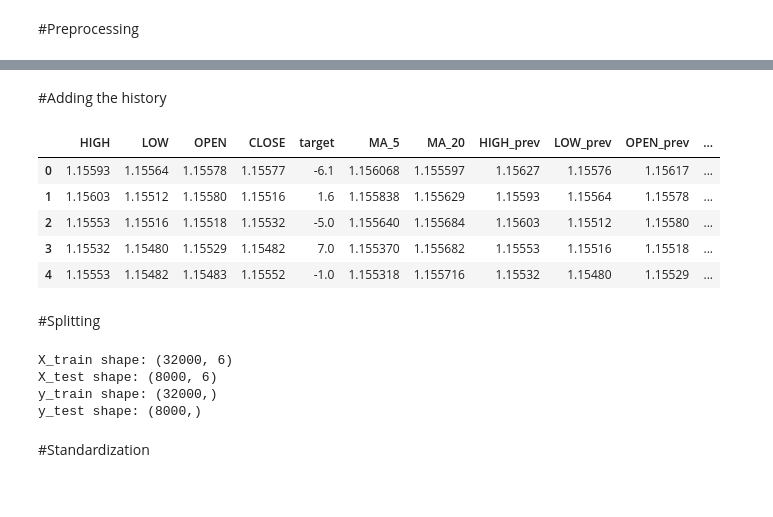
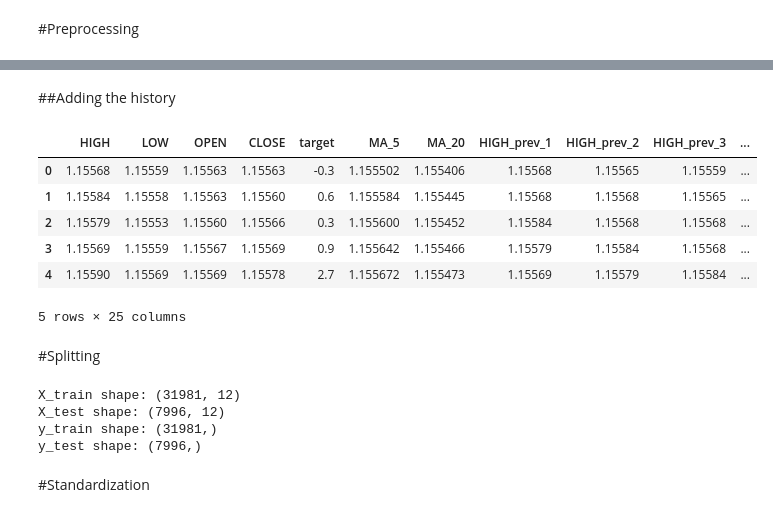
Before and after one commit to FaridRash/eurusd-regression-forecasting, a Jupyter notebook: Farid/Farid_1st.ipynb, the cells around one changed output, grey strips where cells are left out. Saved outputs shown, nothing was run; the diff lists cells and outputs as text; code cells hidden in the pictures.

```diff
--- a/Farid/Farid_1st.ipynb
+++ b/Farid/Farid_1st.ipynb
@@ -92,4 +45,0 @@ display(df.tail())
-# %%
-df['MA_20'] = df['CLOSE'].rolling(window=20).mean()
-display(df.head(11))
-display(df.tail())
@@ -115,3 +45,0 @@ display(df.tail())
-# %%
-df = df.iloc[19:].reset_index(drop=True)
-display(df.head())
@@ -152,0 +67,5 @@ display(df_shrinked.tail())
+# %%
+df_shrinked['target'] = (df_shrinked['CLOSE'].shift(-1) - df_shrinked['CLOSE']) * 10000
+df_shrinked = df_shrinked.dropna()
+display(df.head())
+display(df.tail())
@@ -152,0 +87,4 @@ display(df_shrinked.tail())
+# %%
+df_shrinked['MA_5'] = df_shrinked['CLOSE'].rolling(window=5).mean()
+df_shrinked['MA_20'] = df_shrinked['CLOSE'].rolling(window=20).mean()
+df_shrinked = df_shrinked.dropna()
@@ -153,26 +107,28 @@ display(df_shrinked.tail())
 # %% [markdown]
-#Adding the history
+##Adding the history
 # %%
 # Adding the history
 for col in ['HIGH', 'LOW', 'OPEN', 'CLOSE', 'MA_5', 'MA_20']:
-    df_shrinked[f'{col}_prev'] = df_shrinked[col].shift(1)
+    for i in range(1, 4):
+        df_shrinked[f'{col}_prev_{i}'] = df_shrinked[col].shift(i)
 
 df_shrinked = df_shrinked.dropna().reset_index(drop=True)
 
 display(df_shrinked.head())
 # %% [output]
-|  | HIGH | LOW | OPEN | CLOSE | target | MA_5 | MA_20 | HIGH_prev | LOW_prev | OPEN_prev | ... |
-| 0 | 1.15593 | 1.15564 | 1.15578 | 1.15577 | -6.1 | 1.156068 | 1.155597 | 1.15627 | 1.15576 | 1.15617 | ... |
-| 1 | 1.15603 | 1.15512 | 1.15580 | 1.15516 | 1.6 | 1.155838 | 1.155629 | 1.15593 | 1.15564 | 1.15578 | ... |
-| 2 | 1.15553 | 1.15516 | 1.15518 | 1.15532 | -5.0 | 1.155640 | 1.155684 | 1.15603 | 1.15512 | 1.15580 | ... |
-| 3 | 1.15532 | 1.15480 | 1.15529 | 1.15482 | 7.0 | 1.155370 | 1.155682 | 1.15553 | 1.15516 | 1.15518 | ... |
-| 4 | 1.15553 | 1.15482 | 1.15483 | 1.15552 | -1.0 | 1.155318 | 1.155716 | 1.15532 | 1.15480 | 1.15529 | ... |
+|  | HIGH | LOW | OPEN | CLOSE | target | MA_5 | MA_20 | HIGH_prev_1 | HIGH_prev_2 | HIGH_prev_3 | ... |
+| 0 | 1.15568 | 1.15559 | 1.15563 | 1.15563 | -0.3 | 1.155502 | 1.155406 | 1.15568 | 1.15565 | 1.15559 | ... |
+| 1 | 1.15584 | 1.15558 | 1.15563 | 1.15560 | 0.6 | 1.155584 | 1.155445 | 1.15568 | 1.15568 | 1.15565 | ... |
+| 2 | 1.15579 | 1.15553 | 1.15560 | 1.15566 | 0.3 | 1.155600 | 1.155452 | 1.15584 | 1.15568 | 1.15568 | ... |
+| 3 | 1.15569 | 1.15559 | 1.15567 | 1.15569 | 0.9 | 1.155642 | 1.155466 | 1.15579 | 1.15584 | 1.15568 | ... |
+| 4 | 1.15590 | 1.15569 | 1.15569 | 1.15578 | 2.7 | 1.155672 | 1.155473 | 1.15569 | 1.15579 | 1.15584 | ... |
+5 rows × 25 columns
 # %% [markdown]
 #Splitting
 # %%
 from sklearn.model_selection import train_test_split
 
-X = df_shrinked[['HIGH', 'LOW', 'OPEN', 'CLOSE', 'MA_5', 'MA_20']]
+X = df_shrinked[['HIGH', 'LOW', 'OPEN', 'CLOSE', 'MA_5', 'MA_20', 'HIGH_prev_1', 'LOW_prev_1', 'OPEN_prev_1', 'CLOSE_prev_1', 'MA_5_prev_1', 'MA_20_prev_1']]
 y = df_shrinked['target']
 
 X_train, X_test, y_train, y_test = train_test_split(X, y, test_size=0.2, random_state=42)
@@ -182,10 +138,10 @@ print('X_test shape:', X_test.shape)
 print('y_train shape:', y_train.shape)
 print('y_test shape:', y_test.shape)
 # %% [output]
-X_train shape: (32000, 6)
-X_test shape: (8000, 6)
-y_train shape: (32000,)
-y_test shape: (8000,)
+X_train shape: (31981, 12)
+X_test shape: (7996, 12)
+y_train shape: (31981,)
+y_test shape: (7996,)
 # %% [markdown]
 #Standardization
 # %%
```
Also changed, not shown: parts of 21 cells of this notebook.
